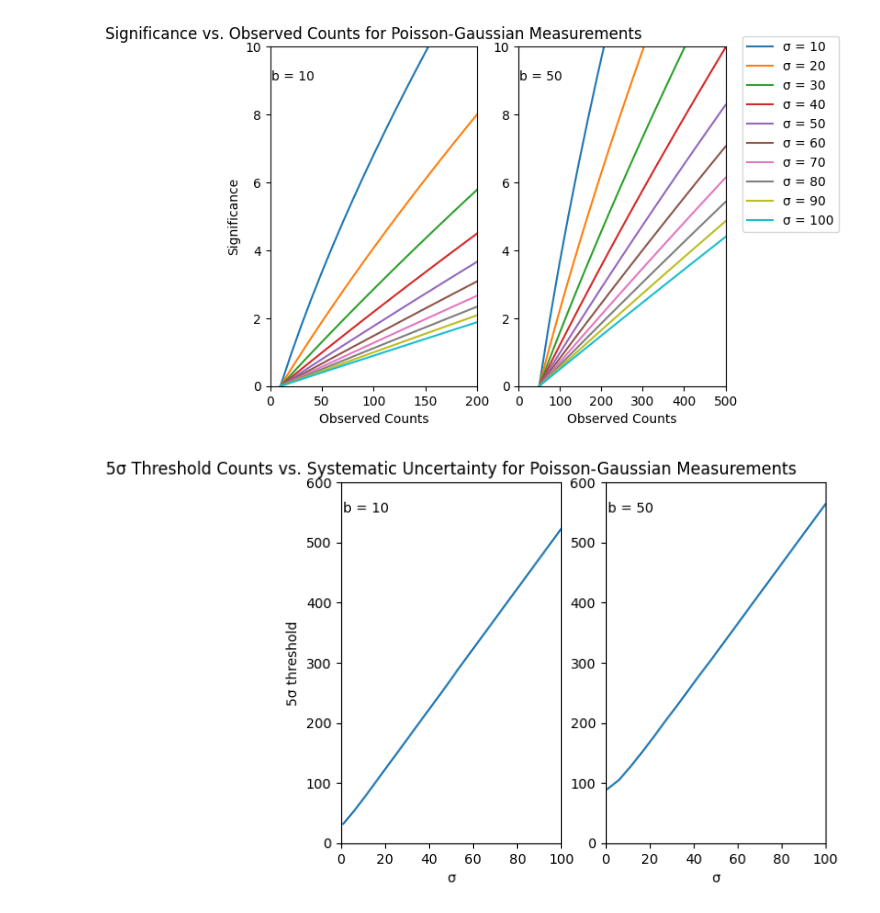
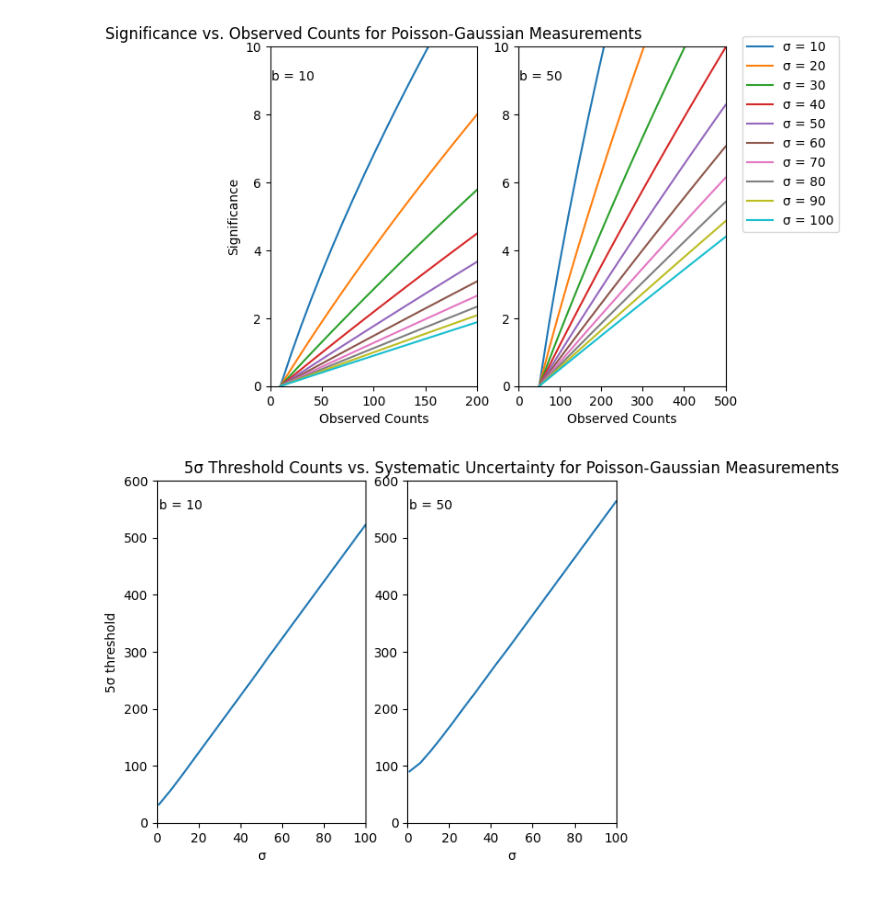
Before and after one commit to vaccarojohn/SNeNDSim, a Jupyter notebook: sig/vianello_figures.ipynb, the cells around one changed output. Drawn from its saved outputs; the diff is of its cells as text; code cells hidden in the pictures.

```diff
--- a/sig/vianello_figures.ipynb
+++ b/sig/vianello_figures.ipynb
@@ -161,32 +161,32 @@ def g_uncertain_five_sigma_threshold(b, sigma):
 
     i = g_uncertain_five_sigma_threshold(b, sigma - 1)
     while True:
         if poisson_gaussian.significance(i, b, sigma) >= 5:
             return i
         i += 1
 
 # Figure 3, Vianello 2018
 fig, (ax1, ax2) = plt.subplots(1, 2)
 
 #Define dataset and axes for each subplot
 x = np.linspace(1, 100, 20)
 
 ax1.axis([0, 100, 0, 600])
 ax2.axis([0, 100, 0, 600])
 
 ax1.set_xlabel('σ')
 ax2.set_xlabel('σ')
 ax1.set_ylabel('5σ threshold')
 
-ax1.set_title('5σ Threshold Counts vs. Systematic Uncertainty for Poisson-Gaussian Measurements')
+plt.title('5σ Threshold Counts vs. Systematic Uncertainty for Poisson-Gaussian Measurements')
 
 ax1.text(1, 550, "b = 10", fontsize=10)
 ax2.text(1, 550, "b = 50", fontsize=10)
 
 #Compute data for each plot
 ax1.plot(x, np.array([g_uncertain_five_sigma_threshold(10, sigma) for sigma in x]))
 ax2.plot(x, np.array([g_uncertain_five_sigma_threshold(50, sigma) for sigma in x]))
 
 plt.show()
 # %% [output]
-[figure, old version]
+[figure, new version]
```
Also changed, not shown: 14 other files.
